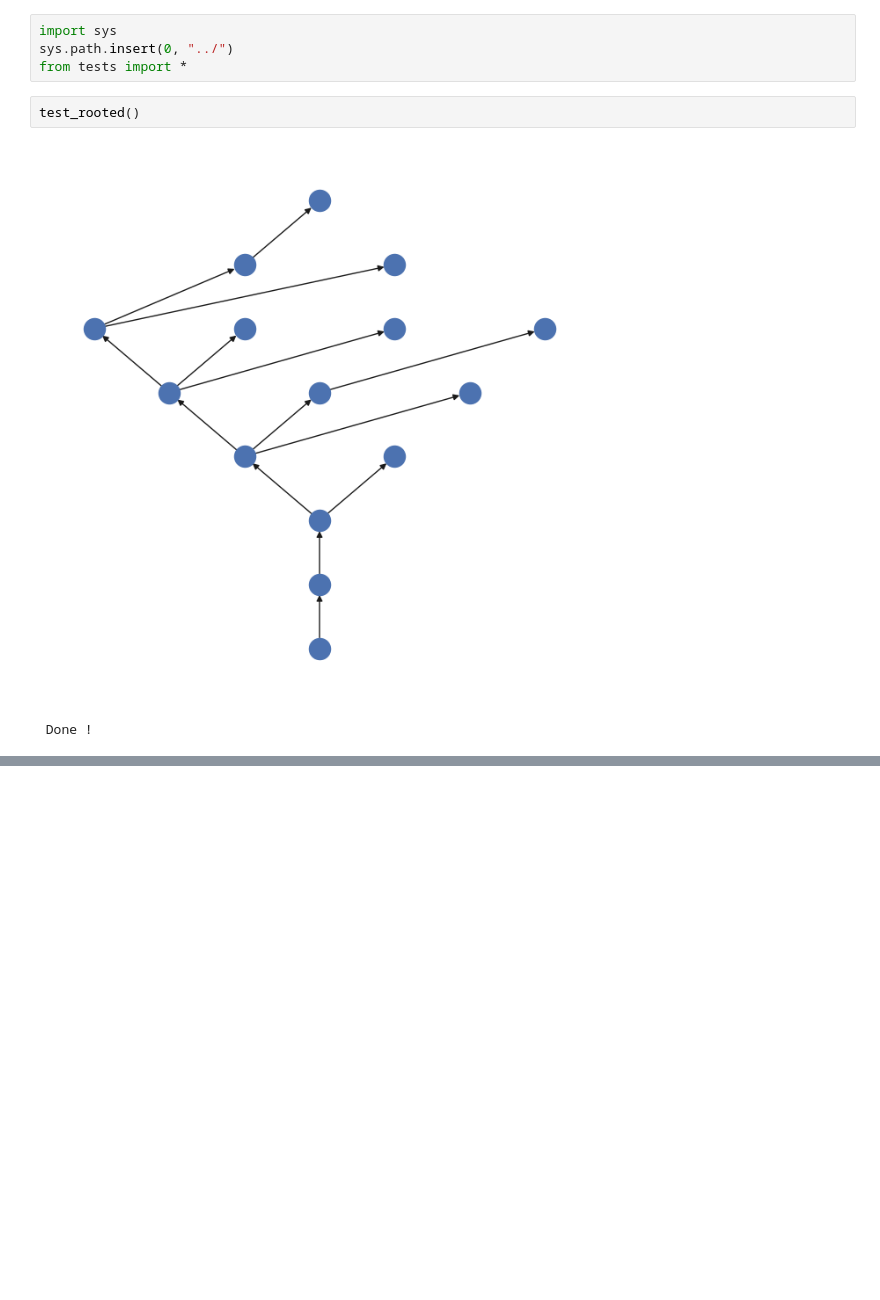
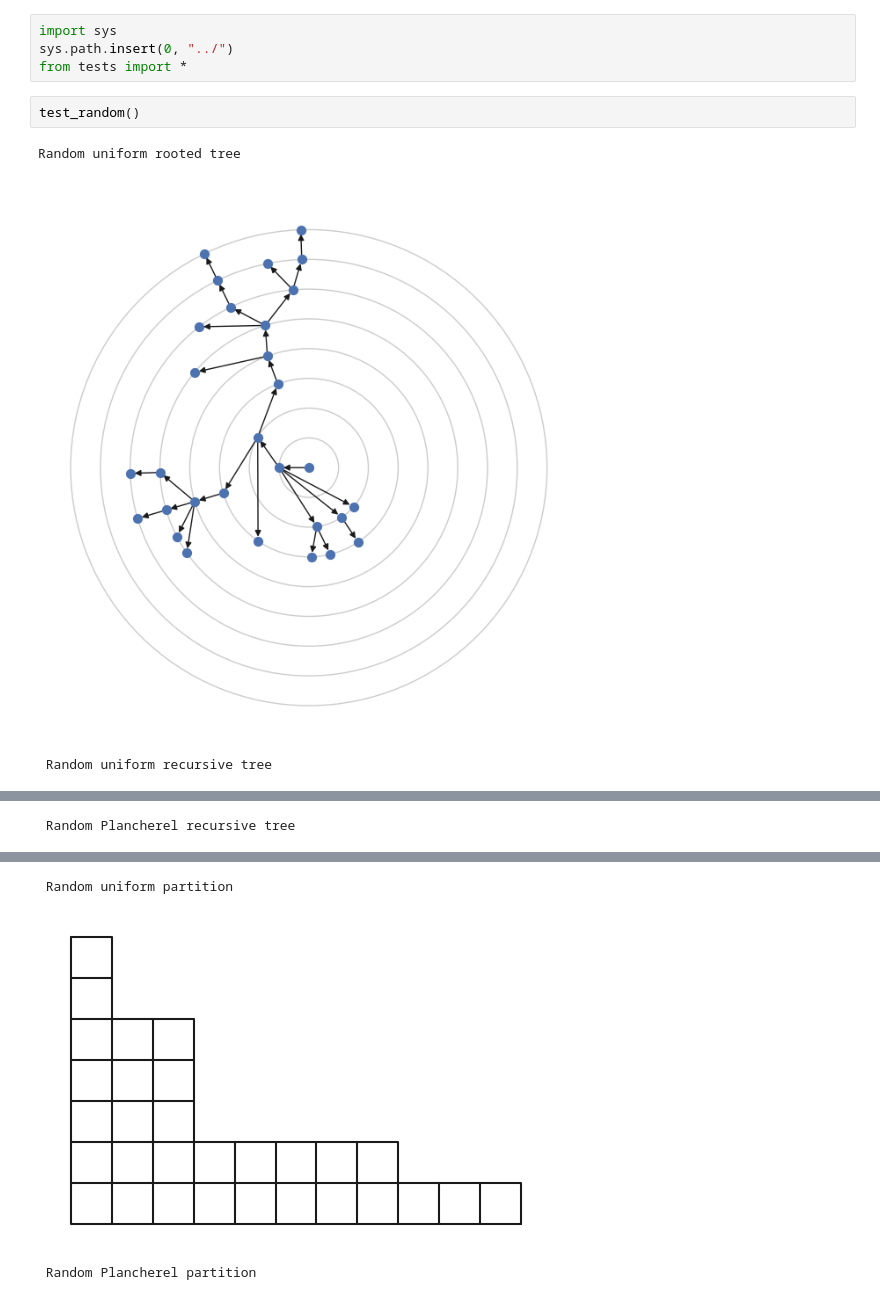
Before and after one commit to darkxan771/trees, a Jupyter notebook: jupyter/tests.ipynb, the cells around one changed output, grey strips where cells are left out. Cells and saved outputs as stored; diff of their text form; blank space fills up the shorter version.

```diff
--- a/jupyter/tests.ipynb
+++ b/jupyter/tests.ipynb
@@ -3,7 +3,8 @@ import sys
 sys.path.insert(0, "../")
 from tests import *
 # %%
-test_rooted()
+test_random()
 # %% [output]
+Random uniform rooted tree
-[figure, old version]
+[figure, new version]
- Done !
+ Random uniform recursive tree
@@ -9,0 +12 @@ test_rooted()
+ Random Plancherel recursive tree
@@ -9,0 +14,3 @@ test_rooted()
+ Random uniform partition
+[figure, added]
+ Random Plancherel partition
```
Also changed, not shown: parts of 1 cell of this notebook, 26 other files.
